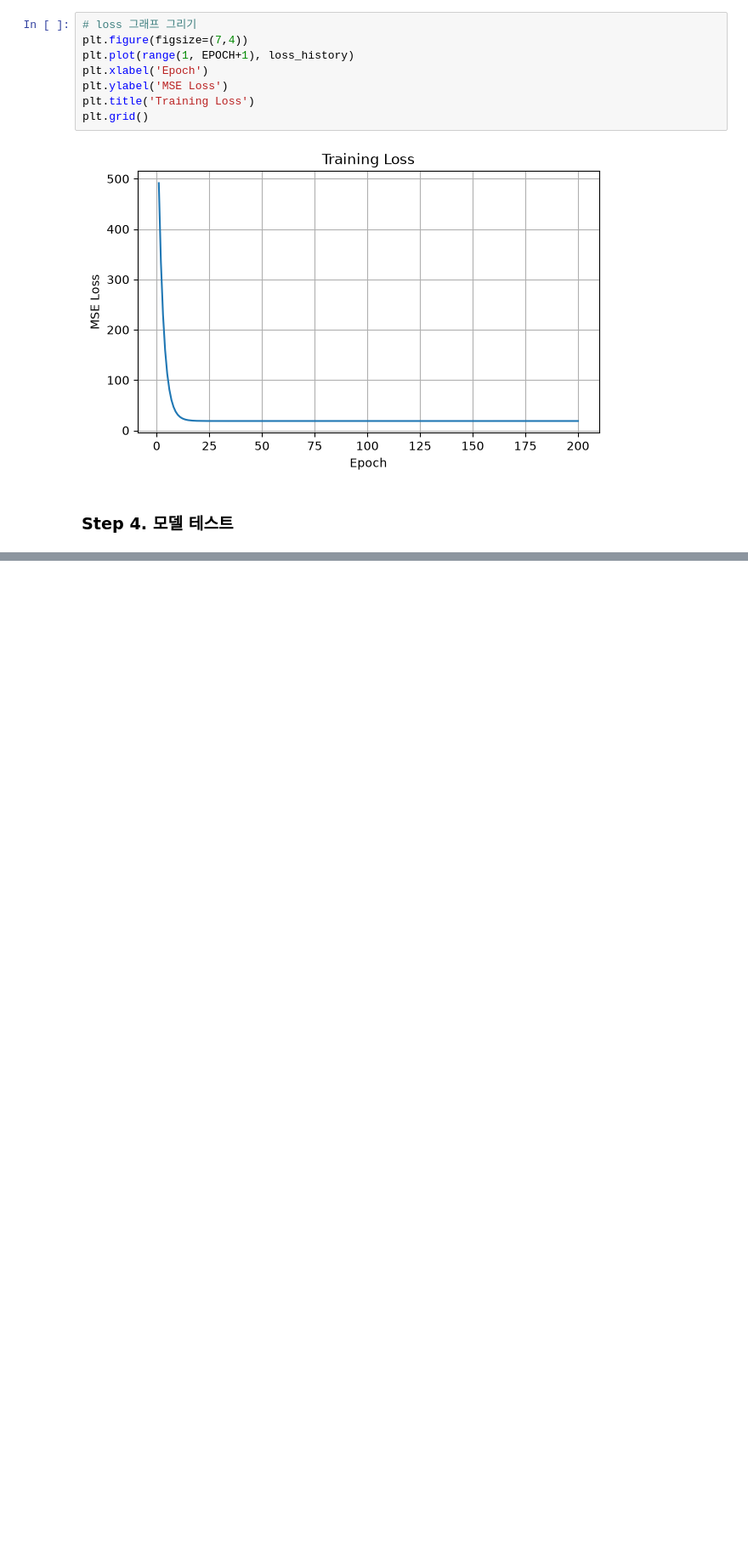
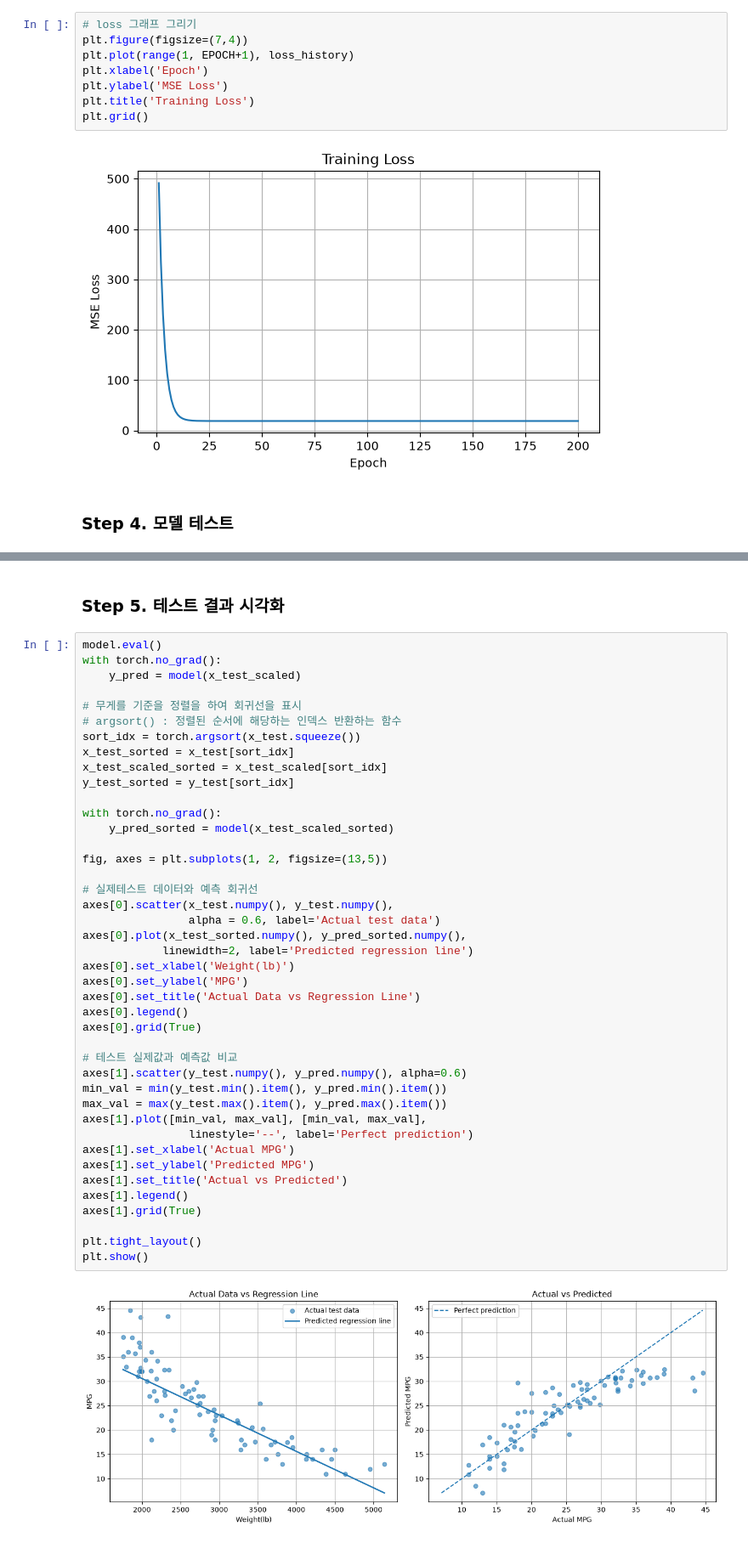
Before and after one commit to aitjoeun/PyTorch, a Jupyter notebook: 03.linear_binary/05.linear_regression_AutoMPG.ipynb, the cells around one changed output, grey strips where cells are left out. Shown at 85% size. Cells and saved outputs as stored; diff of their text form; blank space fills up the shorter version.

```diff
--- a/03.linear_binary/05.linear_regression_AutoMPG.ipynb
+++ b/03.linear_binary/05.linear_regression_AutoMPG.ipynb
@@ -226,3 +226,49 @@ print(f'Test RMSE : {test_rmse:.3f} MPG')
 Test MSE : 19.554
 Test MAE : 3.184 MPG
 Test RMSE : 4.422 MPG
+# %% [markdown]
+### Step 5. 테스트 결과 시각화
+# %%
+model.eval()
+with torch.no_grad():
+    y_pred = model(x_test_scaled)
+
+# 무게를 기준을 정렬을 하여 회귀선을 표시
+# argsort() : 정렬된 순서에 해당하는 인덱스 반환하는 함수
+sort_idx = torch.argsort(x_test.squeeze())
+x_test_sorted = x_test[sort_idx]
+x_test_scaled_sorted = x_test_scaled[sort_idx]
+y_test_sorted = y_test[sort_idx]
+
+with torch.no_grad():
+    y_pred_sorted = model(x_test_scaled_sorted)
+
+fig, axes = plt.subplots(1, 2, figsize=(13,5))
+
+# 실제테스트 데이터와 예측 회귀선
+axes[0].scatter(x_test.numpy(), y_test.numpy(),
+                alpha = 0.6, label='Actual test data')
+axes[0].plot(x_test_sorted.numpy(), y_pred_sorted.numpy(),
+            linewidth=2, label='Predicted regression line')
+axes[0].set_xlabel('Weight(lb)')
+axes[0].set_ylabel('MPG')
+axes[0].set_title('Actual Data vs Regression Line')
+axes[0].legend()
+axes[0].grid(True)
+
+# 테스트 실제값과 예측값 비교
+axes[1].scatter(y_test.numpy(), y_pred.numpy(), alpha=0.6)
+min_val = min(y_test.min().item(), y_pred.min().item())
+max_val = max(y_test.max().item(), y_pred.max().item())
+axes[1].plot([min_val, max_val], [min_val, max_val],
+                linestyle='--', label='Perfect prediction')
+axes[1].set_xlabel('Actual MPG')
+axes[1].set_ylabel('Predicted MPG')
+axes[1].set_title('Actual vs Predicted')
+axes[1].legend()
+axes[1].grid(True)
+
+plt.tight_layout()
+plt.show()
+# %% [output]
+[figure, added]
```
Also changed, not shown: parts of 1 cell of this notebook, 1 other file.
